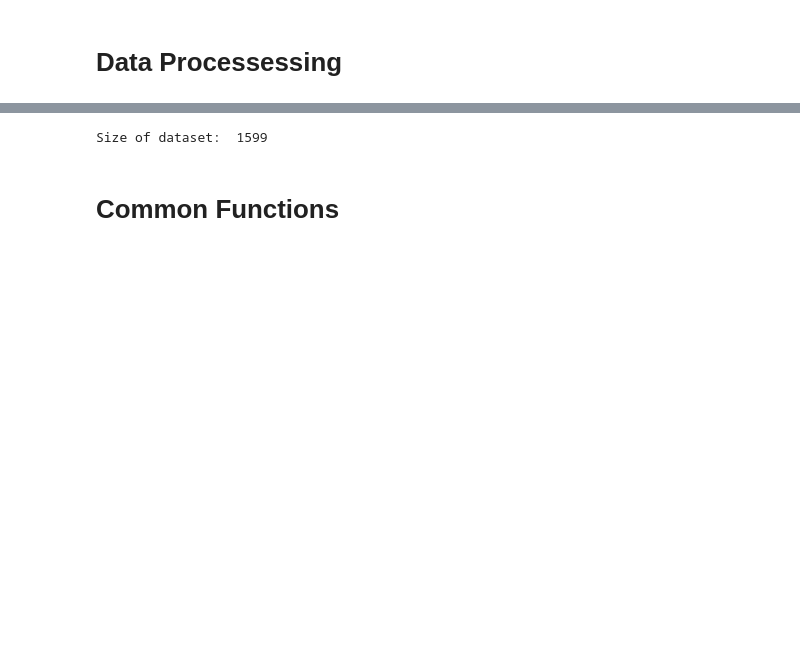
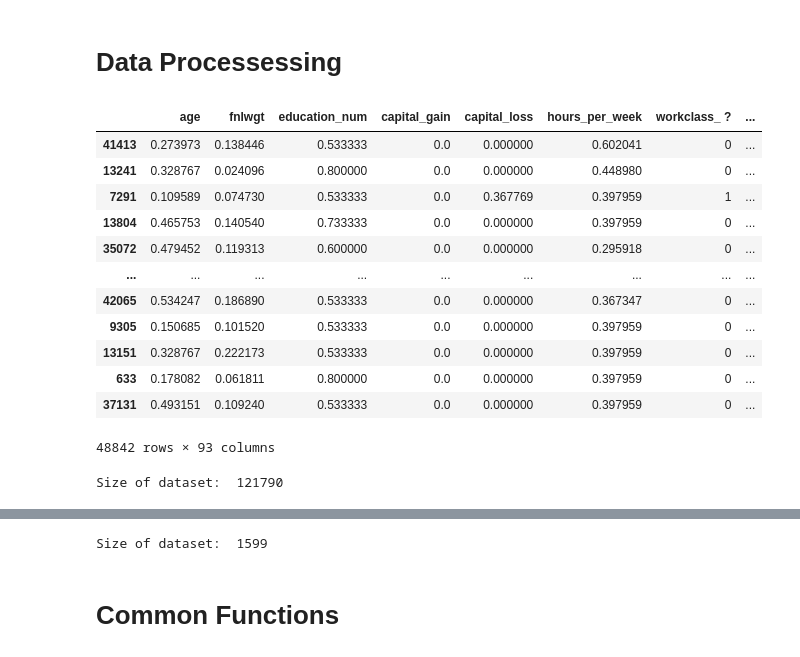
Before and after one commit to win13676/ORIE5741-Project, a Jupyter notebook: Wine_EDA.ipynb, the cells around one changed output, grey strips where cells are left out. Saved outputs shown, nothing was run; the diff lists cells and outputs as text; code cells hidden in the pictures; blank space fills up the shorter version.

```diff
--- a/Wine_EDA.ipynb
+++ b/Wine_EDA.ipynb
@@ -57,0 +61,33 @@ dtype: int64
+# %%
+df
+# %% [output]
+|  | age | fnlwgt | education_num | capital_gain | capital_loss | hours_per_week | workclass_ ? | ... |
+| 41413 | 0.273973 | 0.138446 | 0.533333 | 0.0 | 0.000000 | 0.602041 | 0 | ... |
+| 13241 | 0.328767 | 0.024096 | 0.800000 | 0.0 | 0.000000 | 0.448980 | 0 | ... |
+| 7291 | 0.109589 | 0.074730 | 0.533333 | 0.0 | 0.367769 | 0.397959 | 1 | ... |
+| 13804 | 0.465753 | 0.140540 | 0.733333 | 0.0 | 0.000000 | 0.397959 | 0 | ... |
+| 35072 | 0.479452 | 0.119313 | 0.600000 | 0.0 | 0.000000 | 0.295918 | 0 | ... |
+| ... | ... | ... | ... | ... | ... | ... | ... | ... |
+| 42065 | 0.534247 | 0.186890 | 0.533333 | 0.0 | 0.000000 | 0.367347 | 0 | ... |
+| 9305 | 0.150685 | 0.101520 | 0.533333 | 0.0 | 0.000000 | 0.397959 | 0 | ... |
+| 13151 | 0.328767 | 0.222173 | 0.533333 | 0.0 | 0.000000 | 0.397959 | 0 | ... |
+| 633 | 0.178082 | 0.061811 | 0.800000 | 0.0 | 0.000000 | 0.397959 | 0 | ... |
+| 37131 | 0.493151 | 0.109240 | 0.533333 | 0.0 | 0.000000 | 0.397959 | 0 | ... |
+48842 rows × 93 columns
+# %%
+# shuffle
+df = df.sample(frac = 1)
+
+train_proportion = 0.8
+n = len(df)
+print('Size of dataset: ', str(n))
+# Put the first ntrain observations in the DataFrame df into the training set, and the rest into the test set
+t = int(train_proportion * n)
+
+train = df.iloc[:t].reset_index(drop=True)
+
+test = df.iloc[t:].reset_index(drop=True)
+train.to_csv("datasets/weatherAUS_clean_train.csv", index=False)
+test.to_csv("datasets/weatherAUS_clean_test.csv", index=False)
+# %% [output]
+Size of dataset:  121790
```
Also changed, not shown: parts of 10 cells of this notebook, 9 other files.
